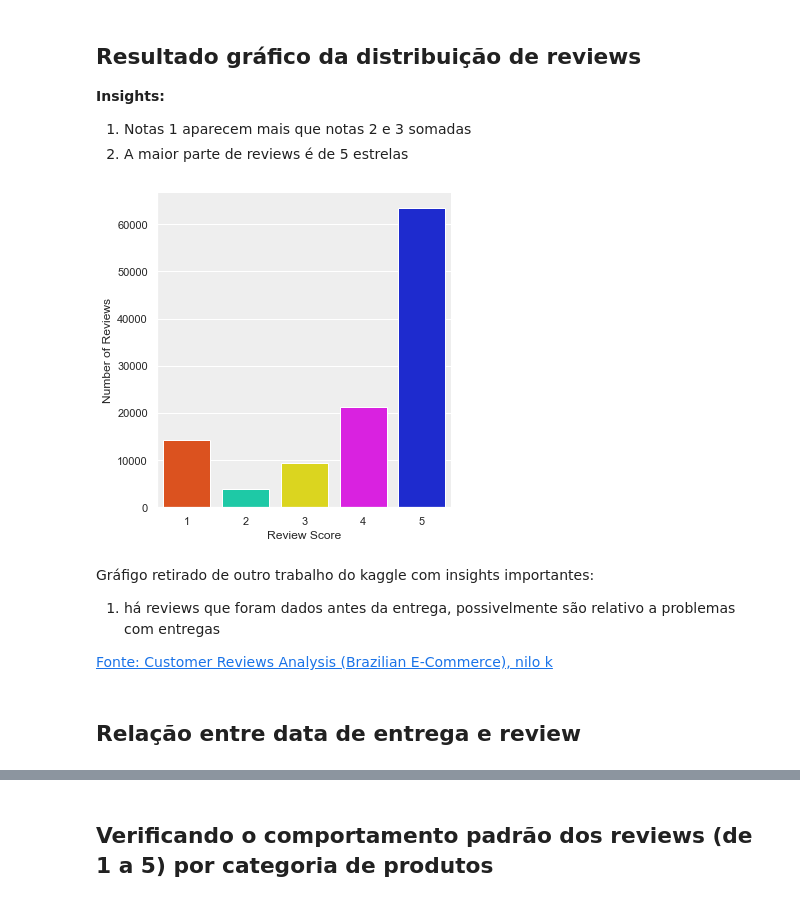
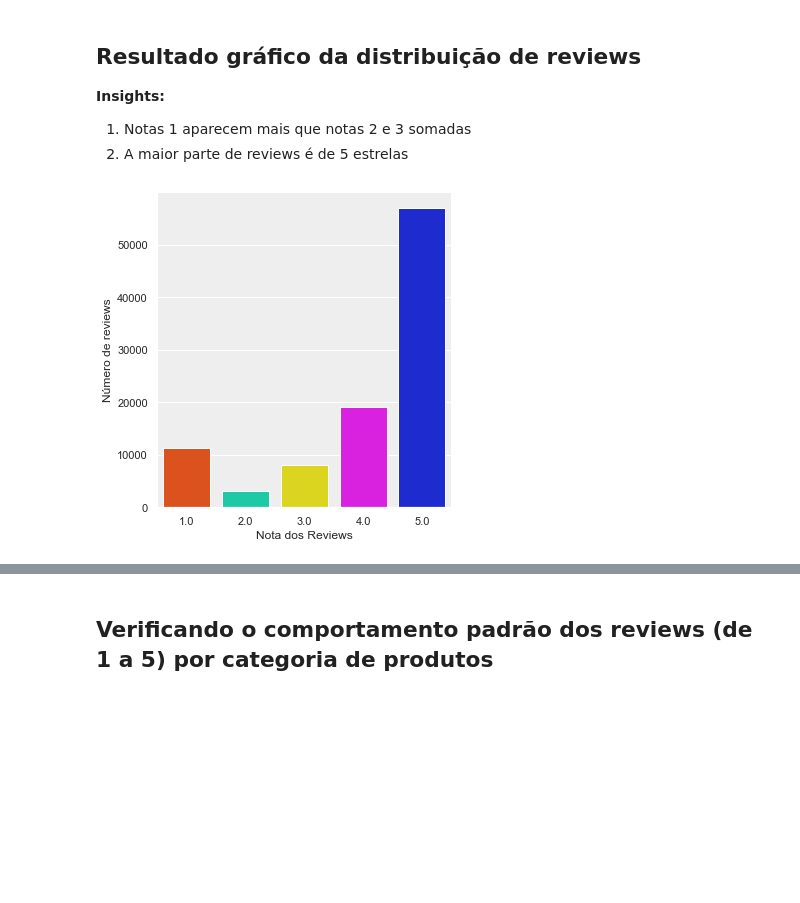
Before and after one commit to petersonrs/projetostack, a Jupyter notebook: analise_exploratoria.ipynb, the cells around one changed output, grey strips where cells are left out. Saved outputs shown, nothing was run; the diff lists cells and outputs as text; code cells hidden in the pictures; blank space fills up the shorter version.

```diff
--- a/analise_exploratoria.ipynb
+++ b/analise_exploratoria.ipynb
@@ -70,3 +18,11 @@ reviews.drop(columns=to_drop, inplace=True)
+# %%
+# Importando o dataset tratado
+
+df = pd.read_parquet(r'dados_transformados\dados_transformados.parquet')
+# %%
+# Removendo os order_id repetidos
+
+df = df.drop_duplicates(subset=['order_id', 'order_status'])
 # %% [markdown]
 <h2> Verificando o comportamento padrão dos reviews (de 1 a 5) </h2>
 # %%
@@ -131,20 +79,12 @@ resize_plot = lambda: plt.gcf().set_size_inches(12, 5)
 # %%
  sns.catplot(
     x='review_score',
     kind='count',
-    data=reviews,
+    data=df,
     palette=REVIEWS_PALETTE
 ).set(
     xlabel='Nota dos Reviews',
     ylabel='Número de reviews',
 );
 # %% [output]
-[figure, old version]
+[figure, new version]
-# %% [markdown]
-Gráfigo retirado de outro trabalho do kaggle com insights importantes:
-
-1. há reviews que foram dados antes da entrega, possivelmente são relativo a problemas com entregas
-
-[Fonte: Customer Reviews Analysis (Brazilian E-Commerce), nilo k](https://www.kaggle.com/krnilo/customer-reviews-analysis-brazilian-e-commerce)
-# %% [markdown]
-<h2> Relação entre data de entrega e review </h2>
```
Also changed, not shown: parts of 26 cells of this notebook, 4 other files.
